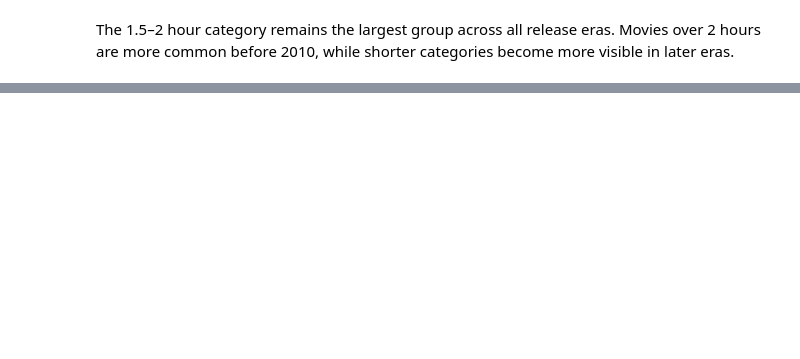
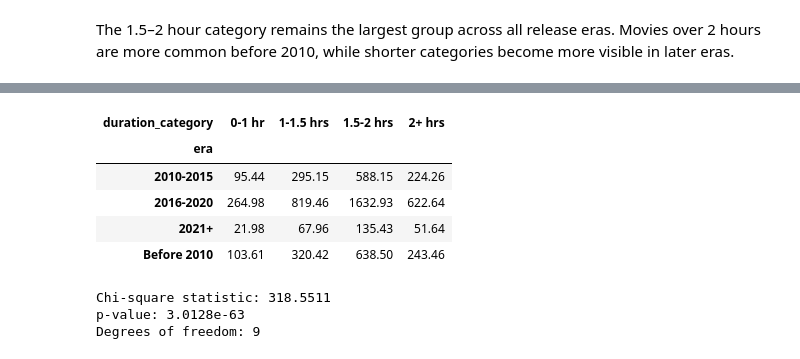
Before and after one commit to berkaygirgin/netflix-content-evolution-analysis, a Jupyter notebook: notebooks/netflix_content_evolution_analysis.ipynb, the cells around one changed output, grey strips where cells are left out. Cells and saved outputs as stored; diff of their text form; code cells hidden in the pictures; blank space fills up the shorter version.

```diff
--- a/notebooks/netflix_content_evolution_analysis.ipynb
+++ b/notebooks/netflix_content_evolution_analysis.ipynb
@@ -298,0 +341,20 @@ The 1.5–2 hour category remains the largest group across all release eras. Mov
+# %%
+chi2, p_value, dof, expected = chi2_contingency(observed_table)
+
+expected_table = pd.DataFrame(expected, index=observed_table.index, columns=observed_table.columns).round(2)
+expected_table
+# %% [output]
+| duration_category | 0-1 hr | 1-1.5 hrs | 1.5-2 hrs | 2+ hrs |
+| era |  |  |  |  |
+| 2010-2015 | 95.44 | 295.15 | 588.15 | 224.26 |
+| 2016-2020 | 264.98 | 819.46 | 1632.93 | 622.64 |
+| 2021+ | 21.98 | 67.96 | 135.43 | 51.64 |
+| Before 2010 | 103.61 | 320.42 | 638.50 | 243.46 |
+# %%
+print(f"Chi-square statistic: {chi2:.4f}")
+print(f"p-value: {p_value:.4e}")
+print(f"Degrees of freedom: {dof}")
+# %% [output]
+Chi-square statistic: 318.5511
+p-value: 3.0128e-63
+Degrees of freedom: 9
```
Also changed, not shown: parts of 40 cells of this notebook.
